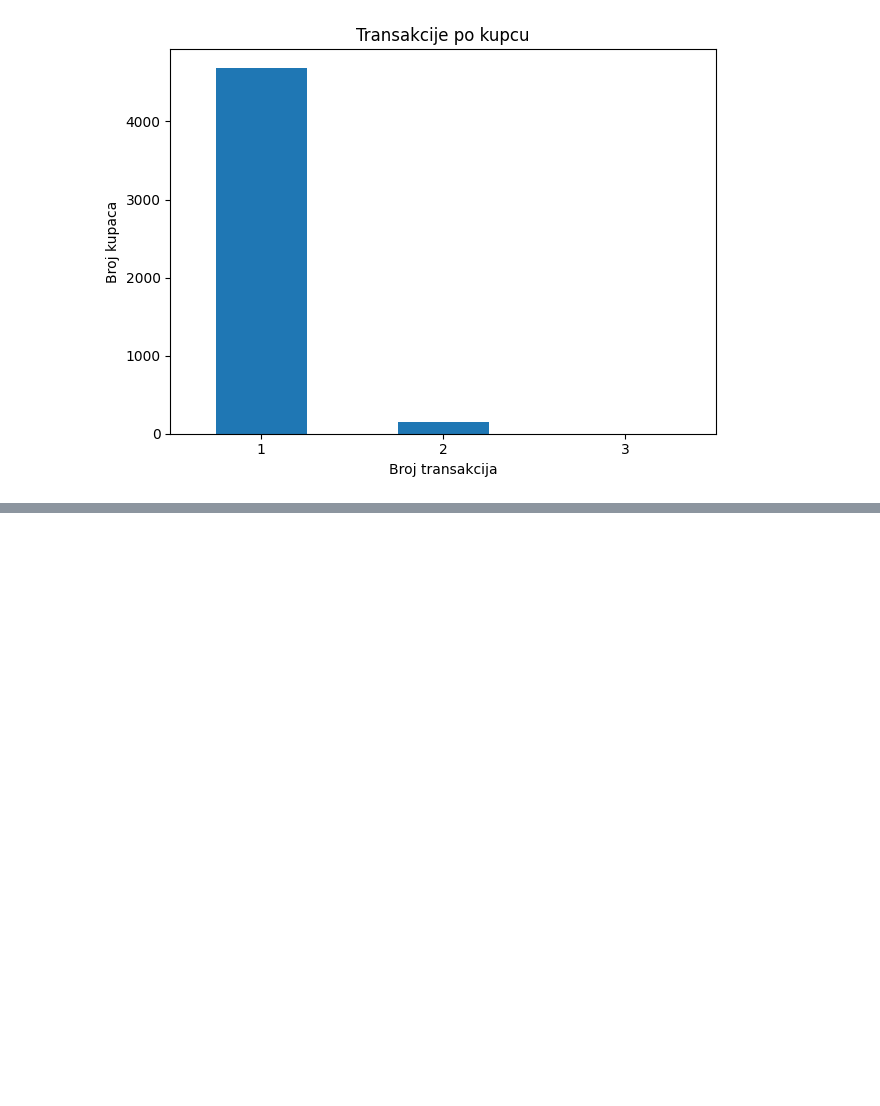
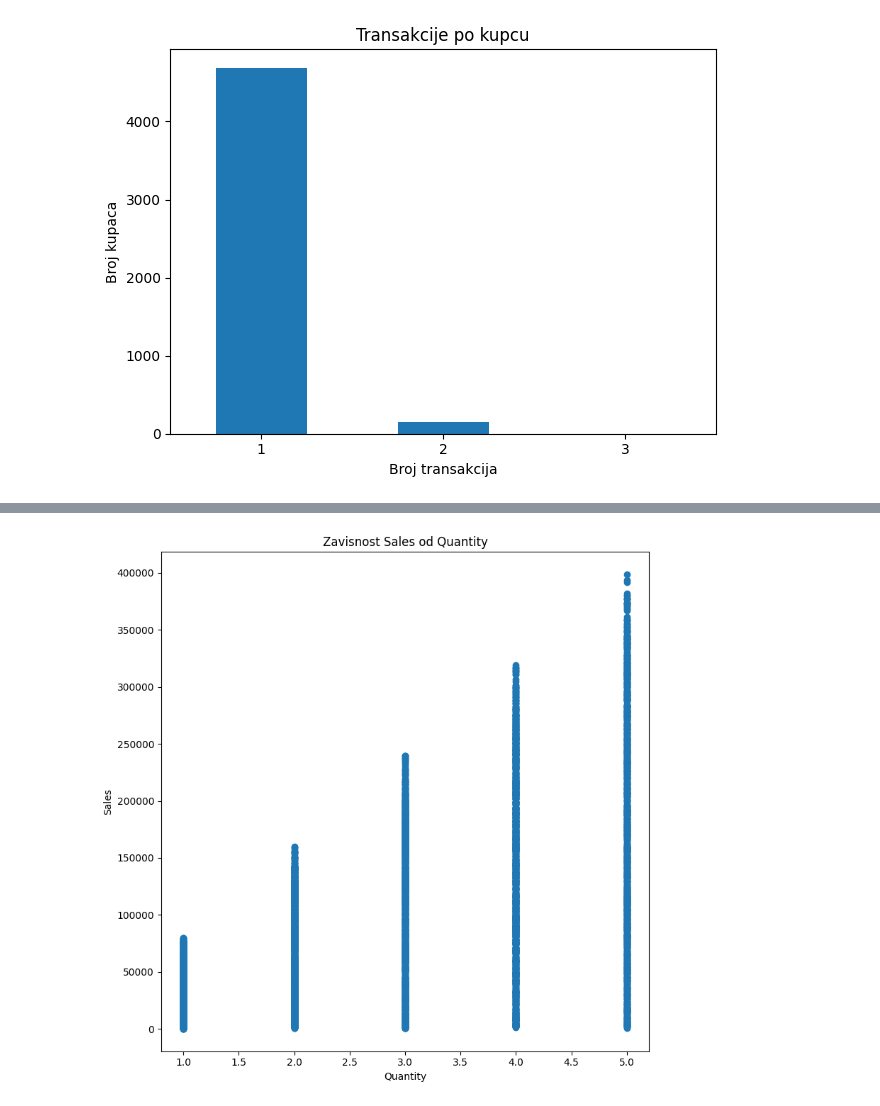
Before and after one commit to gavrilovicluka/machine-learning-projects, a Jupyter notebook: Projekat 2/Projekat2.ipynb, the cells around one changed output, grey strips where cells are left out. Cells and saved outputs as stored; diff of their text form; code cells hidden in the pictures; blank space fills up the shorter version.

```diff
--- a/Projekat 2/Projekat2.ipynb
+++ b/Projekat 2/Projekat2.ipynb
@@ -395,0 +459,15 @@ Name: count, dtype: int64
+# %%
+plt.figure(figsize=(8, 8))
+
+x=df['Quantity']
+y=df['Sales']
+plt.scatter(x,y)
+
+plt.title(f"Zavisnost Sales od Quantity")
+plt.xlabel("Quantity")
+plt.ylabel('Sales')
+
+plt.tight_layout()
+plt.show()
+# %% [output]
+[figure, added]
```
Also changed, not shown: parts of 33 cells of this notebook.
